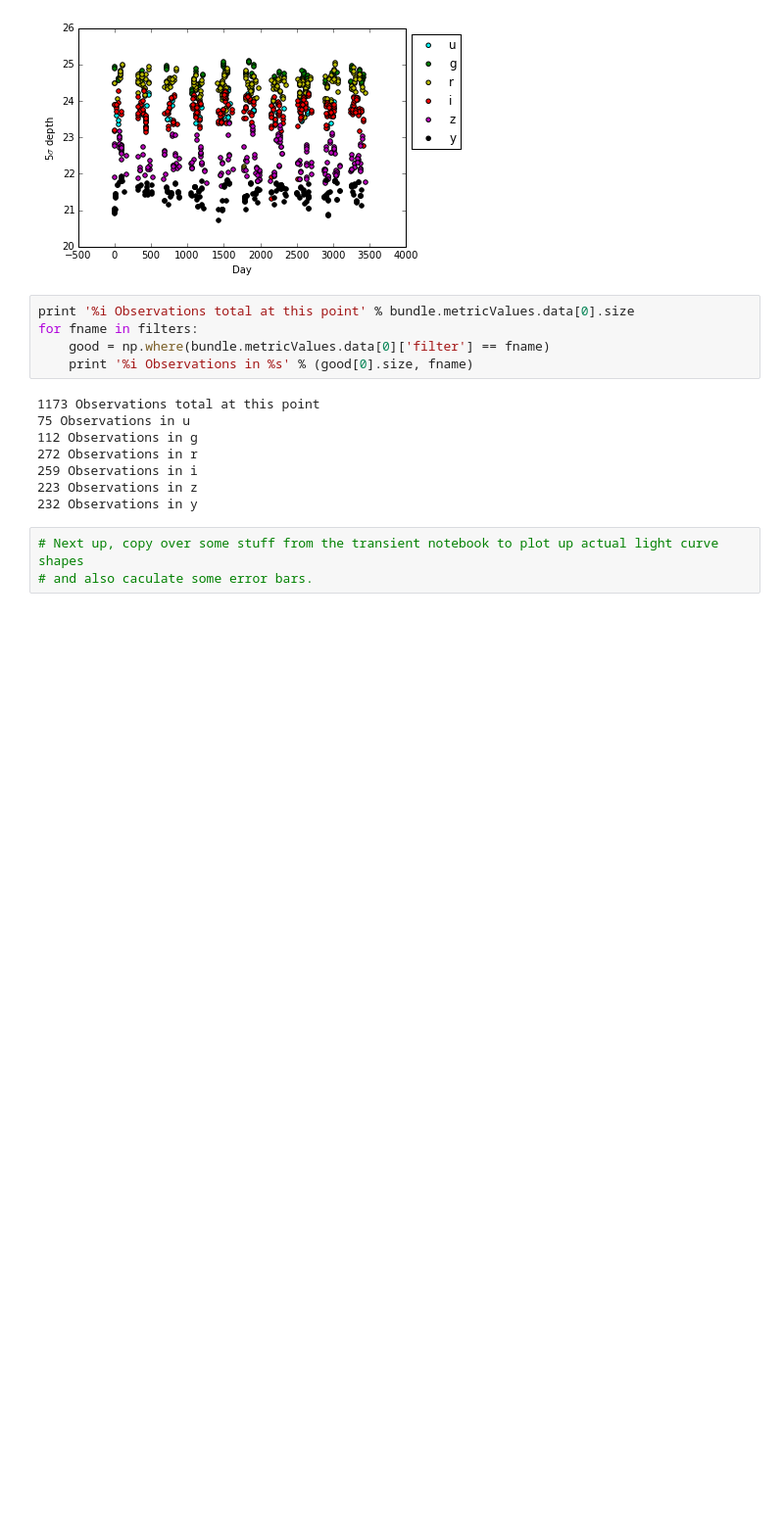
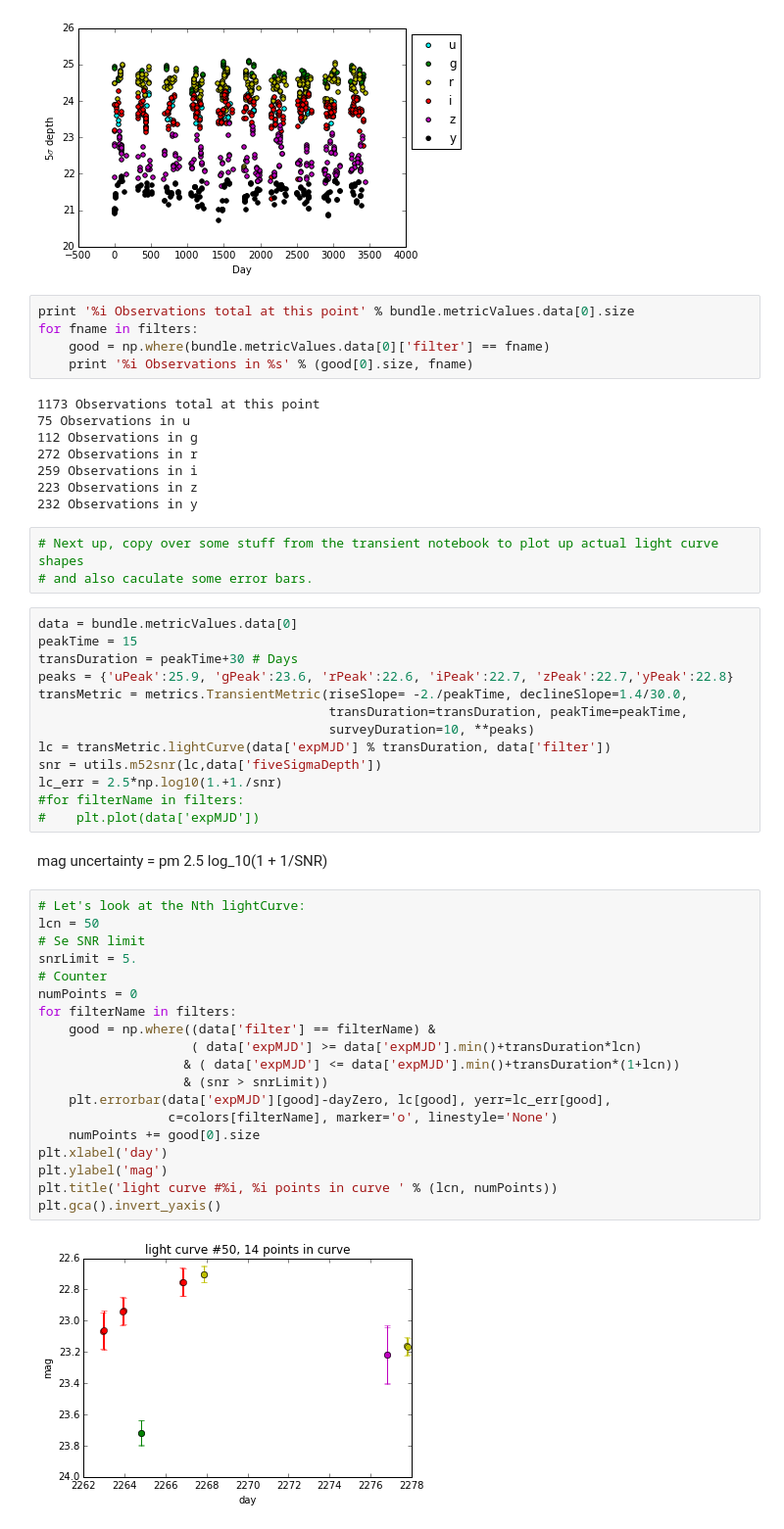
Before and after one commit to yoachim/ObservingStrategy, a Jupyter notebook: notebooks/PullLightCurves.ipynb, the cells around one changed output. Shown at 98% size. Saved outputs shown, nothing was run; the diff lists cells and outputs as text; blank space fills up the shorter version.

Commit message:
plot up the light curves

```diff
--- a/notebooks/PullLightCurves.ipynb
+++ b/notebooks/PullLightCurves.ipynb
@@ -76,3 +77,39 @@ for fname in filters:
 # %%
 # Next up, copy over some stuff from the transient notebook to plot up actual light curve shapes
 # and also caculate some error bars.
+# %%
+data = bundle.metricValues.data[0]
+peakTime = 15
+transDuration = peakTime+30 # Days
+peaks = {'uPeak':25.9, 'gPeak':23.6, 'rPeak':22.6, 'iPeak':22.7, 'zPeak':22.7,'yPeak':22.8}
+transMetric = metrics.TransientMetric(riseSlope= -2./peakTime, declineSlope=1.4/30.0,
+                                      transDuration=transDuration, peakTime=peakTime,
+                                      surveyDuration=10, **peaks)
+lc = transMetric.lightCurve(data['expMJD'] % transDuration, data['filter'])
+snr = utils.m52snr(lc,data['fiveSigmaDepth'])
+lc_err = 2.5*np.log10(1.+1./snr)
+#for filterName in filters:
+#    plt.plot(data['expMJD'])
+# %% [markdown]
+mag uncertainty = pm 2.5 log_10(1 + 1/SNR)
+# %%
+# Let's look at the Nth lightCurve:
+lcn = 50
+# Se SNR limit
+snrLimit = 5.
+# Counter
+numPoints = 0
+for filterName in filters:
+    good = np.where((data['filter'] == filterName) &
+                    ( data['expMJD'] >= data['expMJD'].min()+transDuration*lcn)
+                   & ( data['expMJD'] <= data['expMJD'].min()+transDuration*(1+lcn))
+                   & (snr > snrLimit))
+    plt.errorbar(data['expMJD'][good]-dayZero, lc[good], yerr=lc_err[good],
+                 c=colors[filterName], marker='o', linestyle='None')
+    numPoints += good[0].size
+plt.xlabel('day')
+plt.ylabel('mag')
+plt.title('light curve #%i, %i points in curve ' % (lcn, numPoints))
+plt.gca().invert_yaxis()
+# %% [output]
+[figure, added]
```
Also changed, not shown: parts of 1 cell of this notebook.
